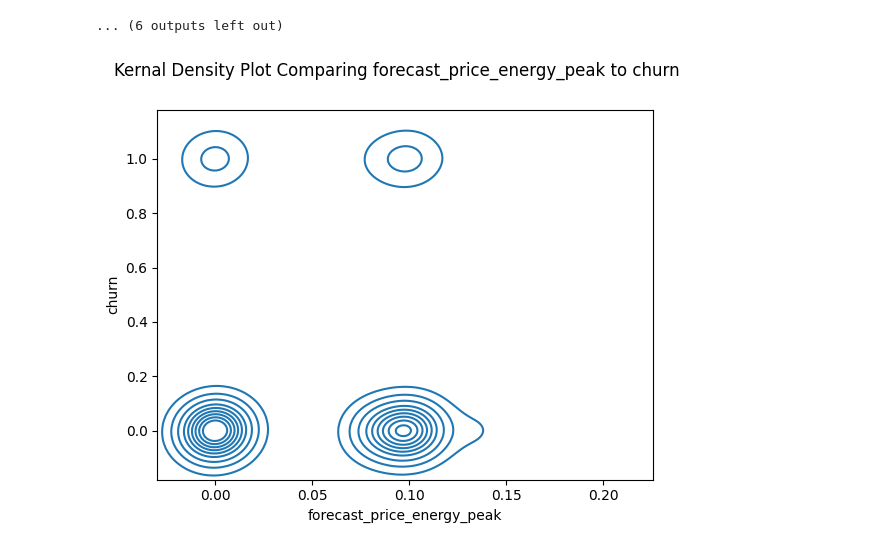
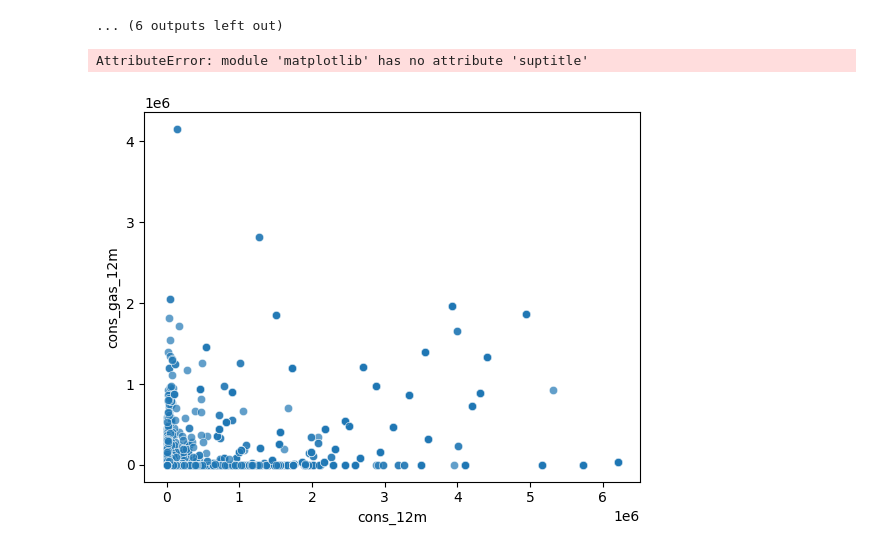
Before and after one commit to Oluyomy/The_impact_of_price__sensitivity_on_SME_churn, a Jupyter notebook: excel data/SME.ipynb, the cells around one changed output. Drawn from its saved outputs; the diff is of its cells as text; code cells hidden in the pictures.

Commit message:
prices

```diff
--- a/excel data/SME.ipynb
+++ b/excel data/SME.ipynb
@@ -136,12 +164,13 @@ for column in client_num_feature:
 [figure]
 ... (6 outputs left out)
 # %%
-#show relationship between insulin and forecast_price_energy_peak
-import matplotlib.pyplot as plt
-sns.kdeplot(data=client_df,
-            x='forecast_price_energy_peak',
-            y='churn')
-plt.suptitle("Kernal Density Plot Comparing forecast_price_energy_peak to churn")
+#scattered plots to show correlation between cons_12m and cons_gas_12m
+sns.scatterplot(data=client_df,
+                x="cons_12m",
+                y="cons_gas_12m",
+                alpha = 0.7)
+plt.suptitle("Scatter Plot cons_12m to cons_gas_12m")
 plt.show()
 # %% [output]
+AttributeError: module 'matplotlib' has no attribute 'suptitle'
-[figure, old version]
+[figure, new version]
```
Also changed, not shown: parts of 7 cells of this notebook.
